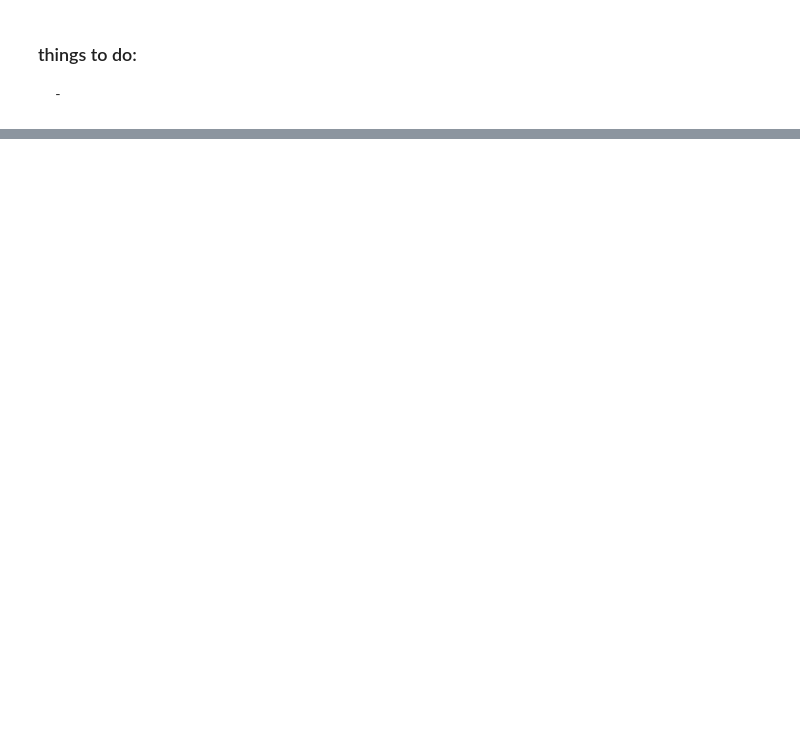
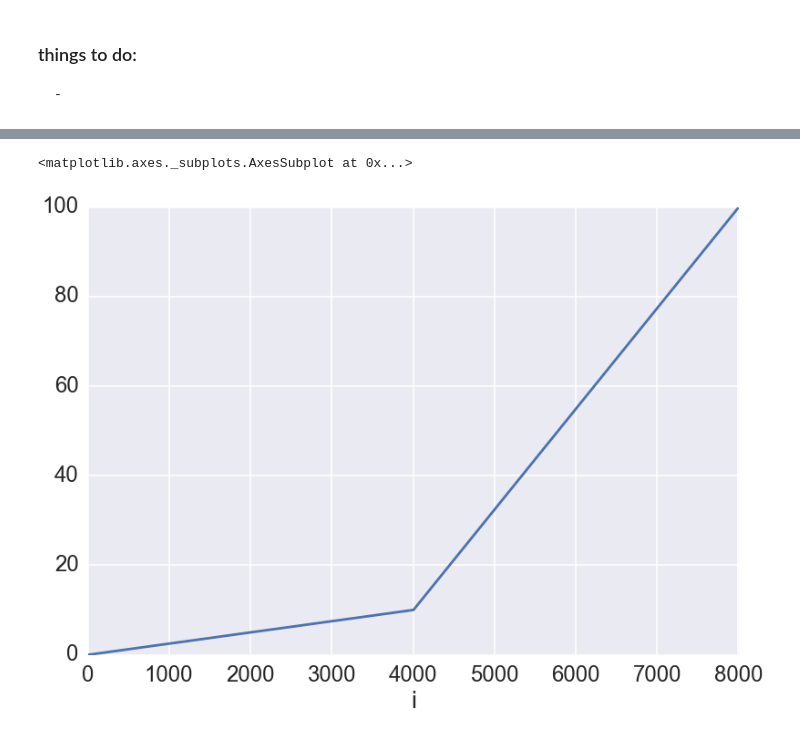
Before and after one commit to egentry/clustered_SNe, a Jupyter notebook: prototyping.ipynb, the cells around one changed output, grey strips where cells are left out. Cells and saved outputs as stored; diff of their text form; code cells hidden in the pictures; blank space fills up the shorter version.

```diff
--- a/prototyping.ipynb
+++ b/prototyping.ipynb
@@ -222,0 +243,5 @@ plt.legend(loc="best")
+# %%
+df_velos[df_velos.k==0].R.plot()
+# %% [output]
+<matplotlib.axes._subplots.AxesSubplot at 0x...>
+[figure, added]
```
Also changed, not shown: parts of 9 cells of this notebook, 12 other files.
